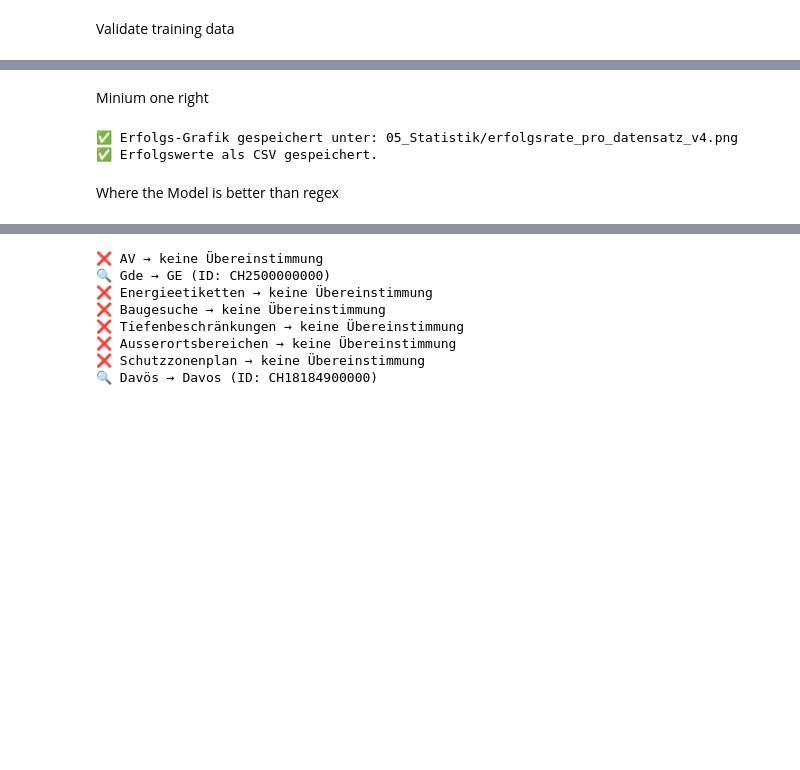
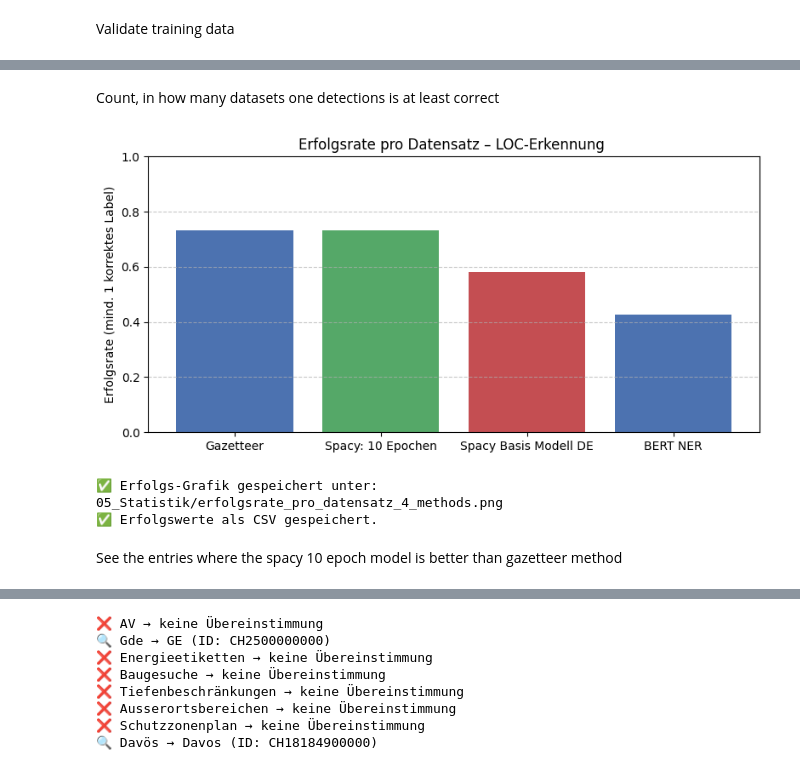
Before and after one commit to loopercamera/4M, a Jupyter notebook: 03_NER/NER_create_training_data.ipynb, the cells around one changed output, grey strips where cells are left out. Drawn from its saved outputs; the diff is of its cells as text; code cells hidden in the pictures; blank space fills up the shorter version.

```diff
--- a/03_NER/NER_create_training_data.ipynb
+++ b/03_NER/NER_create_training_data.ipynb
@@ -2040,7 +1703,7 @@ def find_labels(text):
     return list(set(label_regex.findall(text)))
 
 # --- spaCy-Modelle laden ---
-nlp_custom = spacy.load("02_Model/4m_ner_model_v4_de_core_news_lg_6_epochs")
+nlp_custom = spacy.load("02_Model/epoch_testing/ner_model_after_epoch_10")
 nlp_base = spacy.load("de_core_news_lg")
 
 def extract_spacy_entities(text, model):
@@ -2048,6 +1711,9 @@ def extract_spacy_entities(text, model):
         return []
     doc = model(text)
     return [(ent.text, ent.label_) for ent in doc.ents]
+
+def extract_loc_texts(entity_list):
+    return list(set(text for text, label in entity_list if label == "LOC"))
 
 # --- HuggingFace BERT-NER laden ---
 pipe_bert = pipeline("token-classification", model="mschiesser/ner-bert-german", aggregation_strategy="simple")
@@ -2064,25 +1730,18 @@ def extract_bert_entities(text):
         for ent in entities:
             if ent['entity_group'] == 'LOC':
                 word = ent['word']
-                # Wenn das Wort mit '##' beginnt, ist es ein Subwort und wird zum vorherigen Wort hinzugefügt
                 if word.startswith("##"):
                     current_entity += word[2:]
                 else:
-                    # Wenn ein vollständiges Wort gefunden wird, füge das vorherige zusammengefügte Wort und das neue Wort zur Liste hinzu
                     if current_entity:
                         loc_entities.append(current_entity)
                     current_entity = word
-
-        # Füge das letzte zusammengefügte Wort hinzu (falls vorhanden)
         if current_entity:
             loc_entities.append(current_entity)
-
         return loc_entities
 
     except Exception as e:
         return [("ERROR", str(e))]
-
-
 
 # --- Ergebnislisten und Zeitstoppuhr ---
 re_labels_list = []
@@ -2098,18 +1757,20 @@ for _, row in df.iterrows():
     re_labels_list.append(list(set(find_labels(title) + find_labels(desc))))
 end_re = time.perf_counter()
 
-# --- Zeitmessung für spaCy Custom ---
+# --- Zeitmessung für spaCy Custom (LOC-Texte) ---
 start_custom = time.perf_counter()
 for _, row in df.iterrows():
     text = f"{row.get('dataset_title_de', '')} {row.get('dataset_description_de', '')}"
-    custom_entities_list.append(extract_spacy_entities(text, nlp_custom))
+    entities = extract_spacy_entities(text, nlp_custom)
+    custom_entities_list.append(extract_loc_texts(entities))
 end_custom = time.perf_counter()
 
-# --- Zeitmessung für spaCy Base ---
+# --- Zeitmessung für spaCy Base (LOC-Texte) ---
 start_base = time.perf_counter()
 for _, row in df.iterrows():
     text = f"{row.get('dataset_title_de', '')} {row.get('dataset_description_de', '')}"
-    base_entities_list.append(extract_spacy_entities(text, nlp_base))
+    entities = extract_spacy_entities(text, nlp_base)
+    base_entities_list.append(extract_loc_texts(entities))
 end_base = time.perf_counter()
 
 # --- Zeitmessung für BERT NER ---
@@ -2471,5 +2104,5 @@ print(f"✅ Precision/Recall/F1 gespeichert unter: {score_path}")
-# %% [markdown]
-Minium one right
+# %% [markdown]
+Count, in how many datasets one detections is at least correct
 # %%
 import pandas as pd
 import ast
@@ -2498,45 +2131,46 @@ def has_success(correct, predicted):
     correct_set = set(x.lower() for x in correct if x != "not_found")
     pred_set = set(x.lower() for x in predicted if x != "not_found")
     return not correct_set.isdisjoint(pred_set)
 
 df["success_regex"] = df.apply(lambda row: has_success(row["correct_location"], row["re_matched_labels"]), axis=1)
 df["success_custom"] = df.apply(lambda row: has_success(row["correct_location"], row["spacy_custom_LOC_labels"]), axis=1)
 df["success_base"] = df.apply(lambda row: has_success(row["correct_location"], row["spacy_base_LOC_labels"]), axis=1)
 df["success_bert"] = df.apply(lambda row: has_success(row["correct_location"], row["bert_ner_labels"]), axis=1)
 
 # === Erfolgsquote berechnen ===
 success_rates = {
-    "Regex": df["success_regex"].mean(),
-    "spaCy Custom": df["success_custom"].mean(),
-    "spaCy Base": df["success_base"].mean(),
-    "Bert NER": df["success_bert"].mean()
+    "Gazetteer": df["success_regex"].mean(),
+    "Spacy: 10 Epochen": df["success_custom"].mean(),
+    "Spacy Basis Modell DE": df["success_base"].mean(),
+    "BERT NER": df["success_bert"].mean()
 
 }
 
 # === Grafik erstellen ===
 plt.figure(figsize=(8, 4))
 plt.bar(success_rates.keys(), success_rates.values(), color=["#4c72b0", "#55a868", "#c44e52"])
-plt.title(f"Erfolgsrate pro Datensatz – LOC-Erkennung (Version {version})")
+plt.title(f"Erfolgsrate pro Datensatz – LOC-Erkennung ")
 plt.ylabel("Erfolgsrate (mind. 1 korrektes Label)")
 plt.ylim(0, 1)
 plt.grid(axis="y", linestyle="--", alpha=0.7)
 plt.tight_layout()
-
+plt.show()
 # === Grafik speichern ===
-erfolg_plot_path = f"05_Statistik/erfolgsrate_pro_datensatz_{version}.png"
+erfolg_plot_path = f"05_Statistik/erfolgsrate_pro_datensatz_4_methods.png"
 plt.savefig(erfolg_plot_path, dpi=300)
 plt.close()
 
 print(f"✅ Erfolgs-Grafik gespeichert unter: {erfolg_plot_path}")
 
 # === Erfolgsraten auch als CSV speichern (optional) ===
-pd.DataFrame([success_rates]).to_csv(f"05_Statistik/loc_erfolg_pro_datensatz_{version}.csv", index=False)
+pd.DataFrame([success_rates]).to_csv(f"05_Statistik/loc_erfolg_pro_datensatz_4_methods.csv", index=False)
 print(f"✅ Erfolgswerte als CSV gespeichert.")
 # %% [output]
+[figure, added]
-✅ Erfolgs-Grafik gespeichert unter: 05_Statistik/erfolgsrate_pro_datensatz_v4.png
+✅ Erfolgs-Grafik gespeichert unter: 05_Statistik/erfolgsrate_pro_datensatz_4_methods.png
 ✅ Erfolgswerte als CSV gespeichert.
-# %% [markdown]
-Where the Model is better than regex
+# %% [markdown]
+See the entries where the spacy 10 epoch model is better than gazetteer method
 # %%
 # === Vergleich: Fehlerhafte Regex, aber korrekte spaCy Custom ===
 
```
Also changed, not shown: parts of 67 cells of this notebook, 28 other files.
